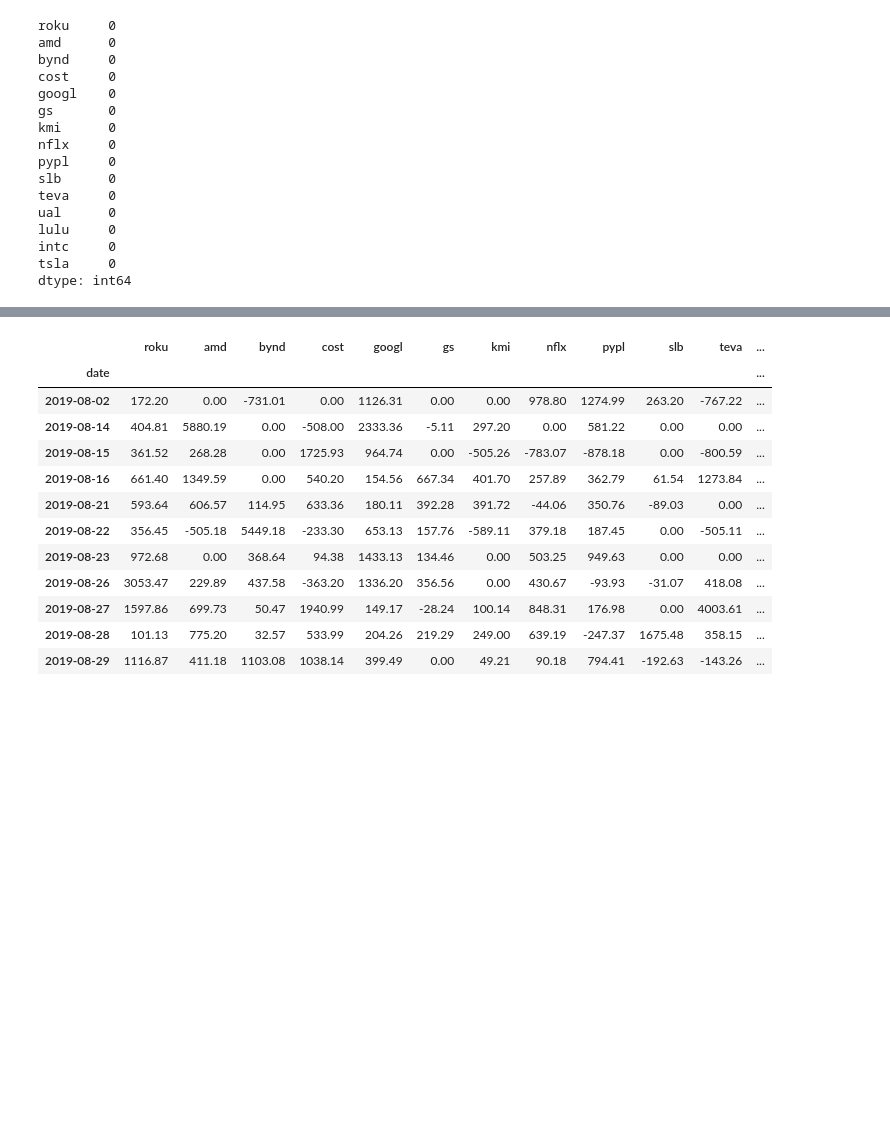
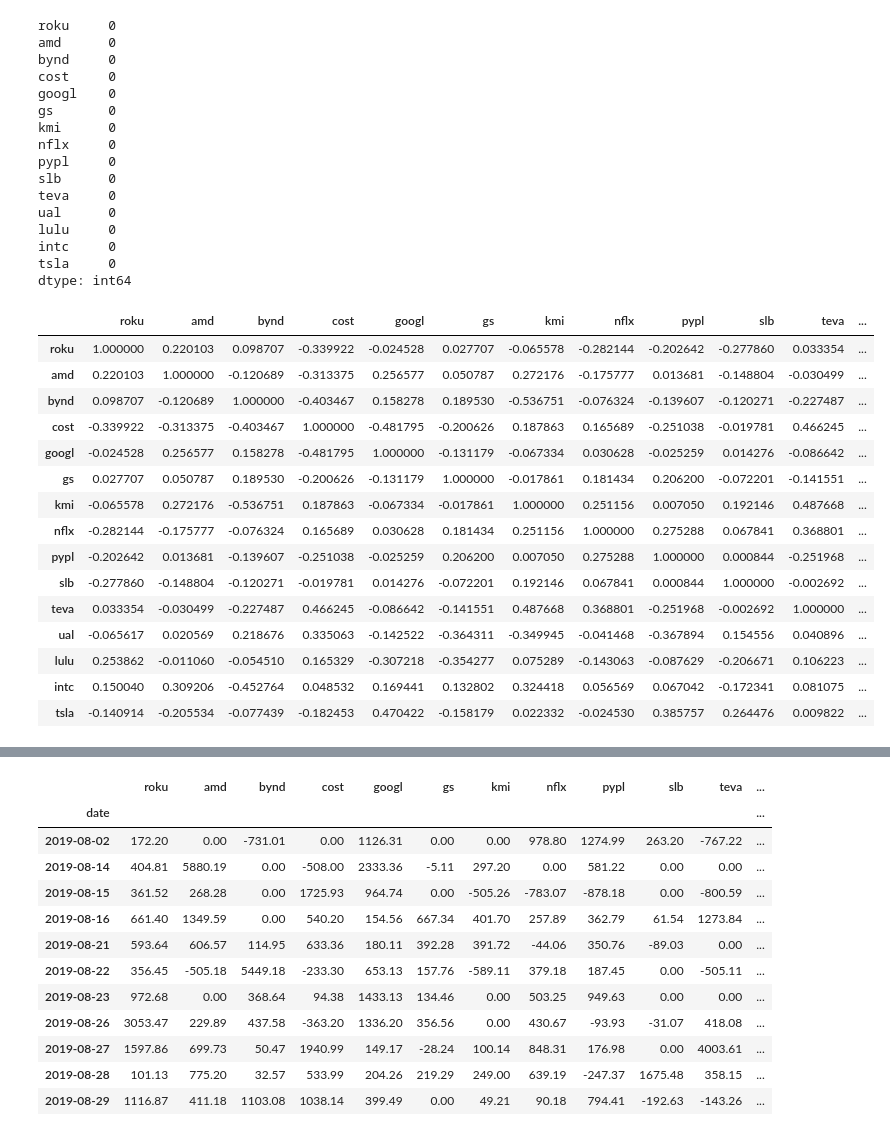
Before and after one commit to zoakes/WSB, a Jupyter notebook: assignments/Intro_Data_Clean.ipynb, the cells around one changed output, grey strips where cells are left out. Saved outputs shown, nothing was run; the diff lists cells and outputs as text; code cells hidden in the pictures; blank space fills up the shorter version.

```diff
--- a/assignments/Intro_Data_Clean.ipynb
+++ b/assignments/Intro_Data_Clean.ipynb
@@ -253,3 +260,24 @@ lulu     0
 intc     0
 tsla     0
 dtype: int64
+# %%
+'''Bonus -- Correlation matrix'''
+corr = log_rets.corr()
+corr
+# %% [output]
+|  | roku | amd | bynd | cost | googl | gs | kmi | nflx | pypl | slb | teva | ... |
+| roku | 1.000000 | 0.220103 | 0.098707 | -0.339922 | -0.024528 | 0.027707 | -0.065578 | -0.282144 | -0.202642 | -0.277860 | 0.033354 | ... |
+| amd | 0.220103 | 1.000000 | -0.120689 | -0.313375 | 0.256577 | 0.050787 | 0.272176 | -0.175777 | 0.013681 | -0.148804 | -0.030499 | ... |
+| bynd | 0.098707 | -0.120689 | 1.000000 | -0.403467 | 0.158278 | 0.189530 | -0.536751 | -0.076324 | -0.139607 | -0.120271 | -0.227487 | ... |
+| cost | -0.339922 | -0.313375 | -0.403467 | 1.000000 | -0.481795 | -0.200626 | 0.187863 | 0.165689 | -0.251038 | -0.019781 | 0.466245 | ... |
+| googl | -0.024528 | 0.256577 | 0.158278 | -0.481795 | 1.000000 | -0.131179 | -0.067334 | 0.030628 | -0.025259 | 0.014276 | -0.086642 | ... |
+| gs | 0.027707 | 0.050787 | 0.189530 | -0.200626 | -0.131179 | 1.000000 | -0.017861 | 0.181434 | 0.206200 | -0.072201 | -0.141551 | ... |
+| kmi | -0.065578 | 0.272176 | -0.536751 | 0.187863 | -0.067334 | -0.017861 | 1.000000 | 0.251156 | 0.007050 | 0.192146 | 0.487668 | ... |
+| nflx | -0.282144 | -0.175777 | -0.076324 | 0.165689 | 0.030628 | 0.181434 | 0.251156 | 1.000000 | 0.275288 | 0.067841 | 0.368801 | ... |
+| pypl | -0.202642 | 0.013681 | -0.139607 | -0.251038 | -0.025259 | 0.206200 | 0.007050 | 0.275288 | 1.000000 | 0.000844 | -0.251968 | ... |
+| slb | -0.277860 | -0.148804 | -0.120271 | -0.019781 | 0.014276 | -0.072201 | 0.192146 | 0.067841 | 0.000844 | 1.000000 | -0.002692 | ... |
+| teva | 0.033354 | -0.030499 | -0.227487 | 0.466245 | -0.086642 | -0.141551 | 0.487668 | 0.368801 | -0.251968 | -0.002692 | 1.000000 | ... |
+| ual | -0.065617 | 0.020569 | 0.218676 | 0.335063 | -0.142522 | -0.364311 | -0.349945 | -0.041468 | -0.367894 | 0.154556 | 0.040896 | ... |
+| lulu | 0.253862 | -0.011060 | -0.054510 | 0.165329 | -0.307218 | -0.354277 | 0.075289 | -0.143063 | -0.087629 | -0.206671 | 0.106223 | ... |
+| intc | 0.150040 | 0.309206 | -0.452764 | 0.048532 | 0.169441 | 0.132802 | 0.324418 | 0.056569 | 0.067042 | -0.172341 | 0.081075 | ... |
+| tsla | -0.140914 | -0.205534 | -0.077439 | -0.182453 | 0.470422 | -0.158179 | 0.022332 | -0.024530 | 0.385757 | 0.264476 | 0.009822 | ... |
```
Also changed, not shown: parts of 9 cells of this notebook.
